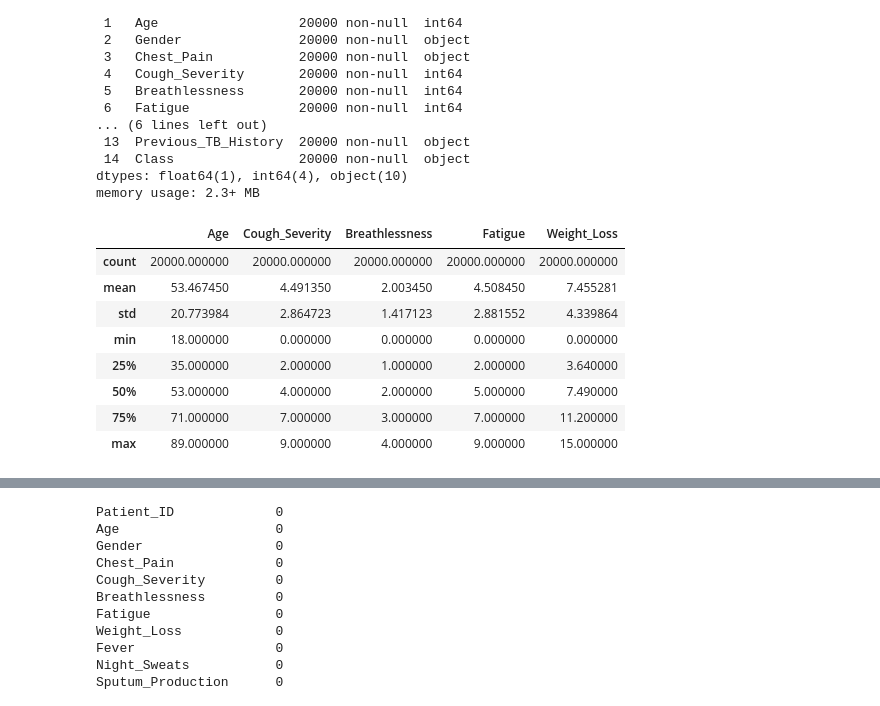
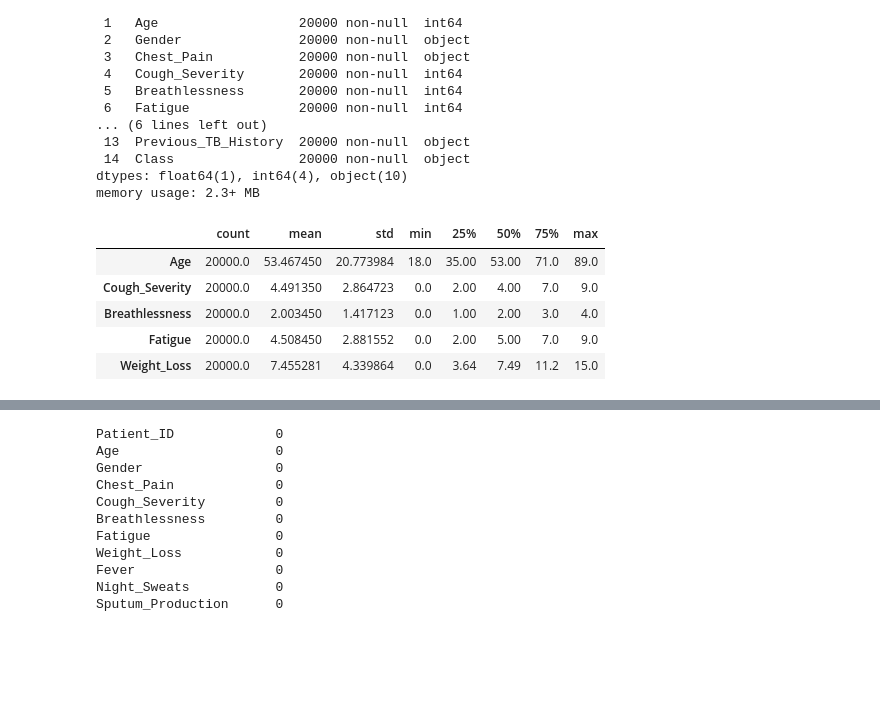
Before and after one commit to SyM97/Tuberculosis_proyect, a Jupyter notebook: notebook/tuberculosis.ipynb, the cells around one changed output, grey strips where cells are left out. Saved outputs shown, nothing was run; the diff lists cells and outputs as text; code cells hidden in the pictures; blank space fills up the shorter version.

```diff
--- a/notebook/tuberculosis.ipynb
+++ b/notebook/tuberculosis.ipynb
@@ -61,14 +61,11 @@ Data columns (total 15 columns):
 dtypes: float64(1), int64(4), object(10)
 memory usage: 2.3+ MB
 # %%
-df.describe()
+df.describe().T
 # %% [output]
-|  | Age | Cough_Severity | Breathlessness | Fatigue | Weight_Loss |
-| count | 20000.000000 | 20000.000000 | 20000.000000 | 20000.000000 | 20000.000000 |
-| mean | 53.467450 | 4.491350 | 2.003450 | 4.508450 | 7.455281 |
-| std | 20.773984 | 2.864723 | 1.417123 | 2.881552 | 4.339864 |
-| min | 18.000000 | 0.000000 | 0.000000 | 0.000000 | 0.000000 |
-| 25% | 35.000000 | 2.000000 | 1.000000 | 2.000000 | 3.640000 |
-| 50% | 53.000000 | 4.000000 | 2.000000 | 5.000000 | 7.490000 |
-| 75% | 71.000000 | 7.000000 | 3.000000 | 7.000000 | 11.200000 |
-| max | 89.000000 | 9.000000 | 4.000000 | 9.000000 | 15.000000 |
+|  | count | mean | std | min | 25% | 50% | 75% | max |
+| Age | 20000.0 | 53.467450 | 20.773984 | 18.0 | 35.00 | 53.00 | 71.0 | 89.0 |
+| Cough_Severity | 20000.0 | 4.491350 | 2.864723 | 0.0 | 2.00 | 4.00 | 7.0 | 9.0 |
+| Breathlessness | 20000.0 | 2.003450 | 1.417123 | 0.0 | 1.00 | 2.00 | 3.0 | 4.0 |
+| Fatigue | 20000.0 | 4.508450 | 2.881552 | 0.0 | 2.00 | 5.00 | 7.0 | 9.0 |
+| Weight_Loss | 20000.0 | 7.455281 | 4.339864 | 0.0 | 3.64 | 7.49 | 11.2 | 15.0 |
```
Also changed, not shown: parts of 9 cells of this notebook.
